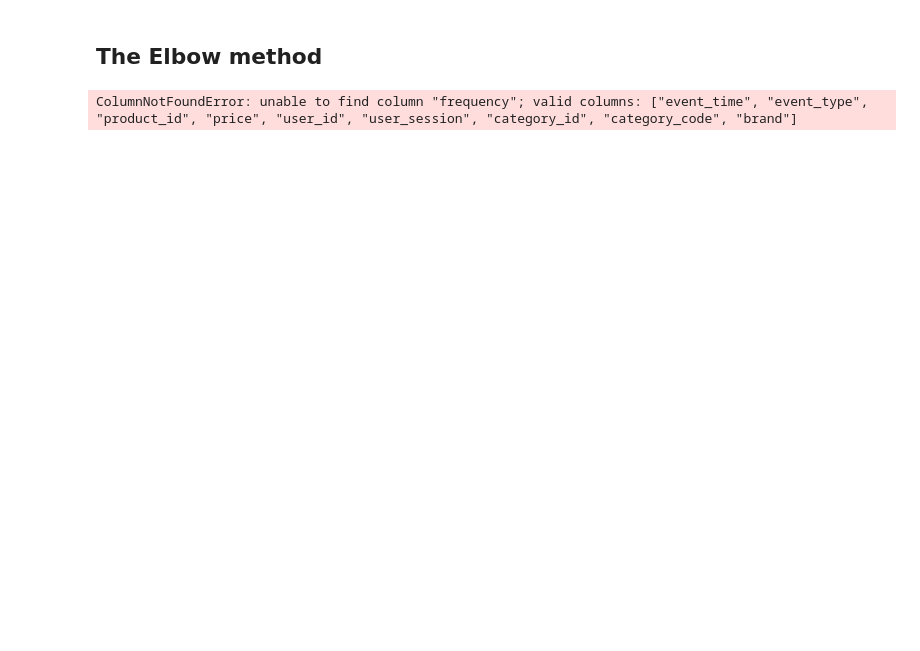
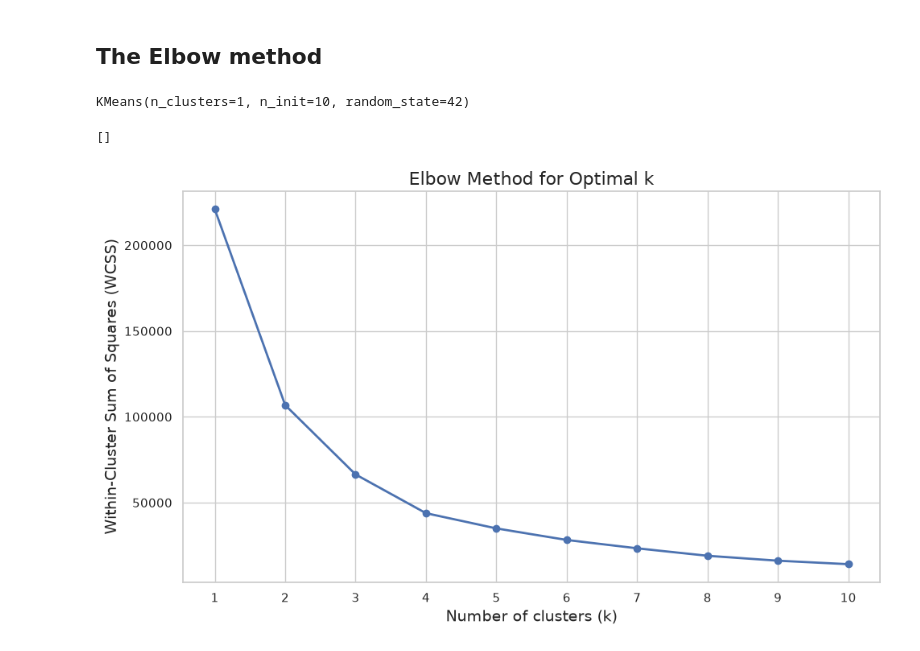
Before and after one commit to Numbersdontlie/Data-Science-Piscine, a Jupyter notebook: day3/ex04/ex04.ipynb, the cells around one changed output. Drawn from its saved outputs; the diff is of its cells as text; code cells hidden in the pictures; blank space fills up the shorter version.

```diff
--- a/day3/ex04/ex04.ipynb
+++ b/day3/ex04/ex04.ipynb
@@ -47,19 +47,3 @@ with psycopg2.connect(
             "price": pl.Float64,
         },
     )
-# %%
-# feature preprocessing
-# 1. Feature Preprocessing (using customer_df from previous steps)
-# Log transformation handles skewed distribution (common in RFM data)
-features = df_purchase.select(
-    [
-        pl.col("frequency").log1p(),
-        pl.col("monetary_value").log1p(),
-    ]
-).to_numpy()
-
-# Standardize the features
-scaler = StandardScaler()
-X_scaled = scaler.fit_transform(features)
-# %% [output]
-ColumnNotFoundError: unable to find column "frequency"; valid columns: ["event_time", "event_type", "product_id", "price", "user_id", "user_session", "category_id", "category_code", "brand"]
@@ -65,0 +74,41 @@ ColumnNotFoundError: unable to find column "frequency"; valid columns: ["event_t
+# %%
+X = features_df.to_numpy()
+
+# Ensure array is clean
+X = np.nan_to_num(X, nan=0.0, posinf=0.0, neginf=0.0)
+
+# Scale features
+scaler = StandardScaler()
+X_scaled = scaler.fit_transform(X)
+
+# Fit KMeans
+kmeans.fit(X_scaled)
+# %% [output]
+KMeans(n_clusters=1, n_init=10, random_state=42)
+# %%
+# store WCSS values for different k
+wcss = []
+k_range = range(1, 11)
+
+for k in k_range:
+    #trains the KMeans model with k clusters
+    kmeans = KMeans(n_clusters=k, init="k-means++", random_state=42, n_init=10)
+    kmeans.fit(X_scaled)
+
+    #calculate the WCSS and save it to list
+    wcss.append(kmeans.inertia_)
+
+# Draw the elbow plot
+sns.set_theme(style="whitegrid")
+plt.figure(figsize=(10, 6))
+plt.plot(k_range, wcss, marker="o", color="#4C72B0", linewidth=2)
+
+plt.title("Elbow Method for Optimal k", fontsize=16)
+plt.xlabel("Number of clusters (k)", fontsize=14)
+plt.ylabel("Within-Cluster Sum of Squares (WCSS)", fontsize=14)
+plt.xticks(k_range)
+plt.tight_layout()
+plt.plot()
+# %% [output]
+[]
+[figure, added]
```
Also changed, not shown: parts of 1 cell of this notebook, 1 other file.
